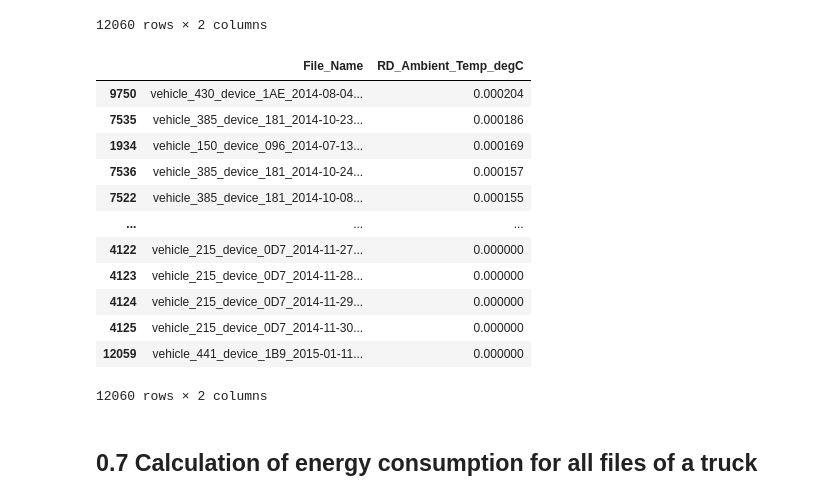
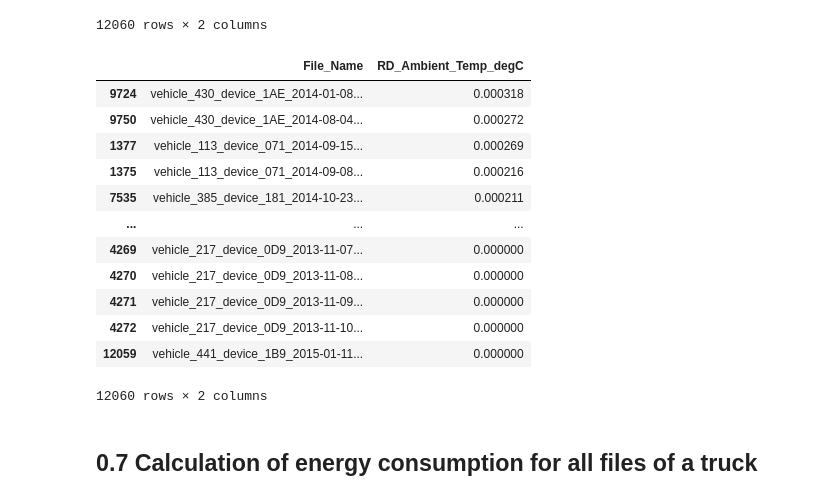
Before and after one commit to ydelipinar/Data_Based_Vehicle_Energy_Consumption_Modeling, a Jupyter notebook: ENS491_492_Project.ipynb, the cells around one changed output. Drawn from its saved outputs; the diff is of its cells as text; code cells hidden in the pictures.

```diff
--- a/ENS491_492_Project.ipynb
+++ b/ENS491_492_Project.ipynb
@@ -31,8 +31,8 @@ pd.options.mode.chained_assignment = None
 ## 0.2. Understanding data
 # %%
 # Shortcut of the 'ENS491 / F22' file must be added to My Drive
-path_prefix = "../Smith_Gen2 Vehicles Data/vehicle_109"
-fname = "device_06D_2014-08-14"
+path_prefix = "../Smith_Gen2 Vehicles Data/vehicle_106"
+fname = "device_06A_2013-01-02"
 # %%
 mat = loadmat(join(path_prefix, fname))
 mat = {k:v for k, v in mat.items() if k[0] != '_'}
@@ -291,7 +292,7 @@ plt.show()
 # %%
 path_prefix = "../Smith_Gen2 Vehicles Data"
 # %%
-cols_to_keep = ['BMU_Mode_SYS','GPS_Speed','Battery_Voltage_SYS','Battery_Current_SYS','Timestamp','RD_Ambient_Temp_degC']
+cols_to_keep = ['BMU_Mode_SYS','GPS_Speed','Battery_Voltage_SYS','Battery_Current_SYS','Timestamp','RD_Ambient_Temp_degC','GPS_Altitude']
 # %%
 df_list = [] # Initialize an empty list to store dataframes
 SEARCH_FILE_COUNT = 2
@@ -496,24 +493,24 @@ group_p
 group_p.to_csv('power_anomaly.csv',index=False)
 # %%
 def outlier_temp(x,y):
-    outlier_count = (x > 46).sum() + (x < -33).sum()
+    outlier_count = (x > 36).sum() + (x < -15).sum()
     ratio = outlier_count / y
     return ratio
 
 group_t = df_merged.groupby('File_Name', as_index=False)[['RD_Ambient_Temp_degC']].apply(outlier_temp,df_merged.shape[0])
 group_t.sort_values(by=['RD_Ambient_Temp_degC'], ascending=False)
 # %% [output]
 |  | File_Name | RD_Ambient_Temp_degC |
-| 9750 | vehicle_430_device_1AE_2014-08-04... | 0.000204 |
-| 7535 | vehicle_385_device_181_2014-10-23... | 0.000186 |
-| 1934 | vehicle_150_device_096_2014-07-13... | 0.000169 |
-| 7536 | vehicle_385_device_181_2014-10-24... | 0.000157 |
-| 7522 | vehicle_385_device_181_2014-10-08... | 0.000155 |
+| 9724 | vehicle_430_device_1AE_2014-01-08... | 0.000318 |
+| 9750 | vehicle_430_device_1AE_2014-08-04... | 0.000272 |
+| 1377 | vehicle_113_device_071_2014-09-15... | 0.000269 |
+| 1375 | vehicle_113_device_071_2014-09-08... | 0.000216 |
+| 7535 | vehicle_385_device_181_2014-10-23... | 0.000211 |
 | ... | ... | ... |
-| 4122 | vehicle_215_device_0D7_2014-11-27... | 0.000000 |
-| 4123 | vehicle_215_device_0D7_2014-11-28... | 0.000000 |
-| 4124 | vehicle_215_device_0D7_2014-11-29... | 0.000000 |
-| 4125 | vehicle_215_device_0D7_2014-11-30... | 0.000000 |
+| 4269 | vehicle_217_device_0D9_2013-11-07... | 0.000000 |
+| 4270 | vehicle_217_device_0D9_2013-11-08... | 0.000000 |
+| 4271 | vehicle_217_device_0D9_2013-11-09... | 0.000000 |
+| 4272 | vehicle_217_device_0D9_2013-11-10... | 0.000000 |
 | 12059 | vehicle_441_device_1B9_2015-01-11... | 0.000000 |
 12060 rows × 2 columns
 # %%
```
Also changed, not shown: parts of 10 cells of this notebook.
